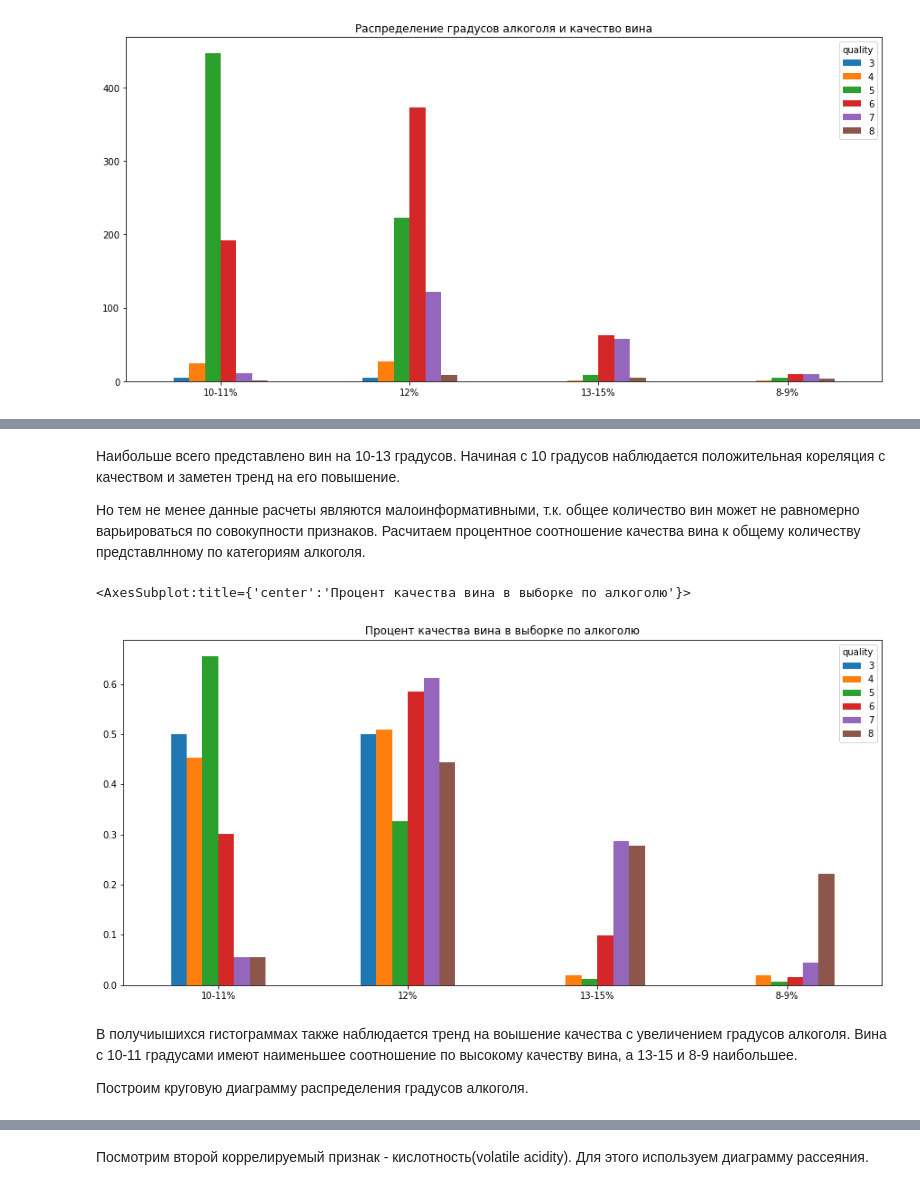
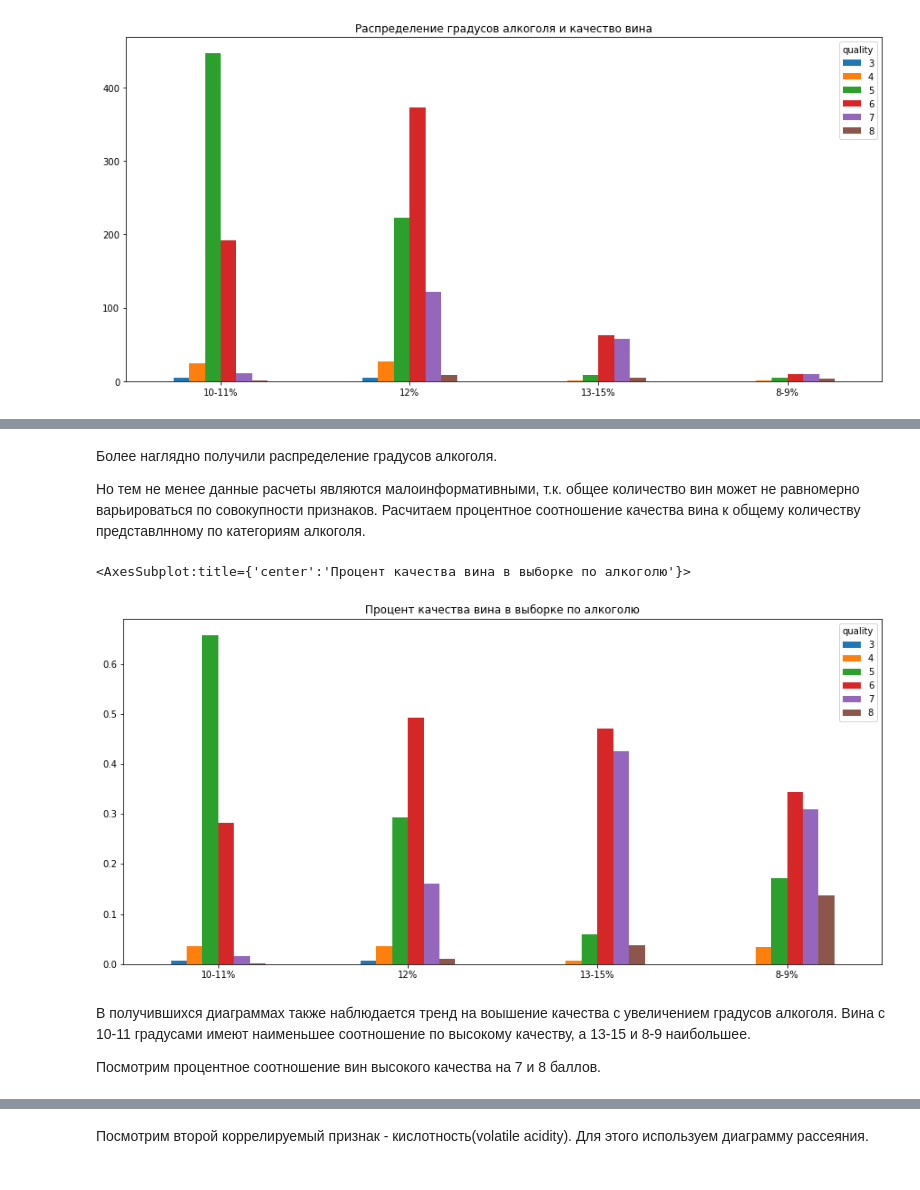
Before and after one commit to serjro/wine-quality-research, a Jupyter notebook: wine_quality.ipynb, the cells around one changed output, grey strips where cells are left out. Saved outputs shown, nothing was run; the diff lists cells and outputs as text; code cells hidden in the pictures.

```diff
--- a/wine_quality.ipynb
+++ b/wine_quality.ipynb
@@ -93,18 +107,19 @@ sub.set_index('quality').T.plot(kind='bar',rot=0,figsize = (15,7),title=title)
 # %% [markdown]
-Наибольше всего представлено вин на 10-13 градусов. Начиная с 10 градусов наблюдается положительная кореляция с качеством и заметен тренд на его повышение.
+Более наглядно получили распределение градусов алкоголя.
 
 Но тем не менее данные расчеты являются малоинформативными, т.к. общее количество вин может не равномерно варьироваться по совокупности признаков. Расчитаем процентное соотношение качества вина к общему количеству представлнному по категориям алкоголя.
 # %%
 sub.set_index('quality')
-sub['sum']=sub.iloc[:,1:].apply(sum,axis=1)
-sub2=sub.iloc[:,1:-1].T.div(list(sub['sum']))
+sub2=sub.iloc[:,1:].T
+sub2['sum']=sub2.apply(sum,axis=1)
+sub2=(sub2.T.div(list(sub2['sum']))).T.iloc[:,:-1]
 sub2.columns=sub['quality']
 title='Процент качества вина в выборке по алкоголю'
 sub2.plot(kind='bar',rot=0,figsize = (15,7),title=title)
 # %% [output]
 <AxesSubplot:title={'center':'Процент качества вина в выборке по алкоголю'}>
-[figure, old version]
+[figure, new version]
 # %% [markdown]
-В получиышихся гистограммах также наблюдается тренд на воышение качества с увеличением градусов алкоголя. Вина с 10-11 градусами имеют наименьшее соотношение по высокому качеству вина, а 13-15 и 8-9 наибольшее.
+В получившихся диаграммах также наблюдается тренд на воышение качества с увеличением градусов алкоголя. Вина с 10-11 градусами имеют наименьшее соотношение по высокому качеству, а 13-15 и 8-9 наибольшее.
 
-Построим круговую диаграмму распределения градусов алкоголя.
+Посмотрим процентное соотношение вин высокого качества на 7 и 8 баллов.
```
Also changed, not shown: parts of 9 cells of this notebook.
